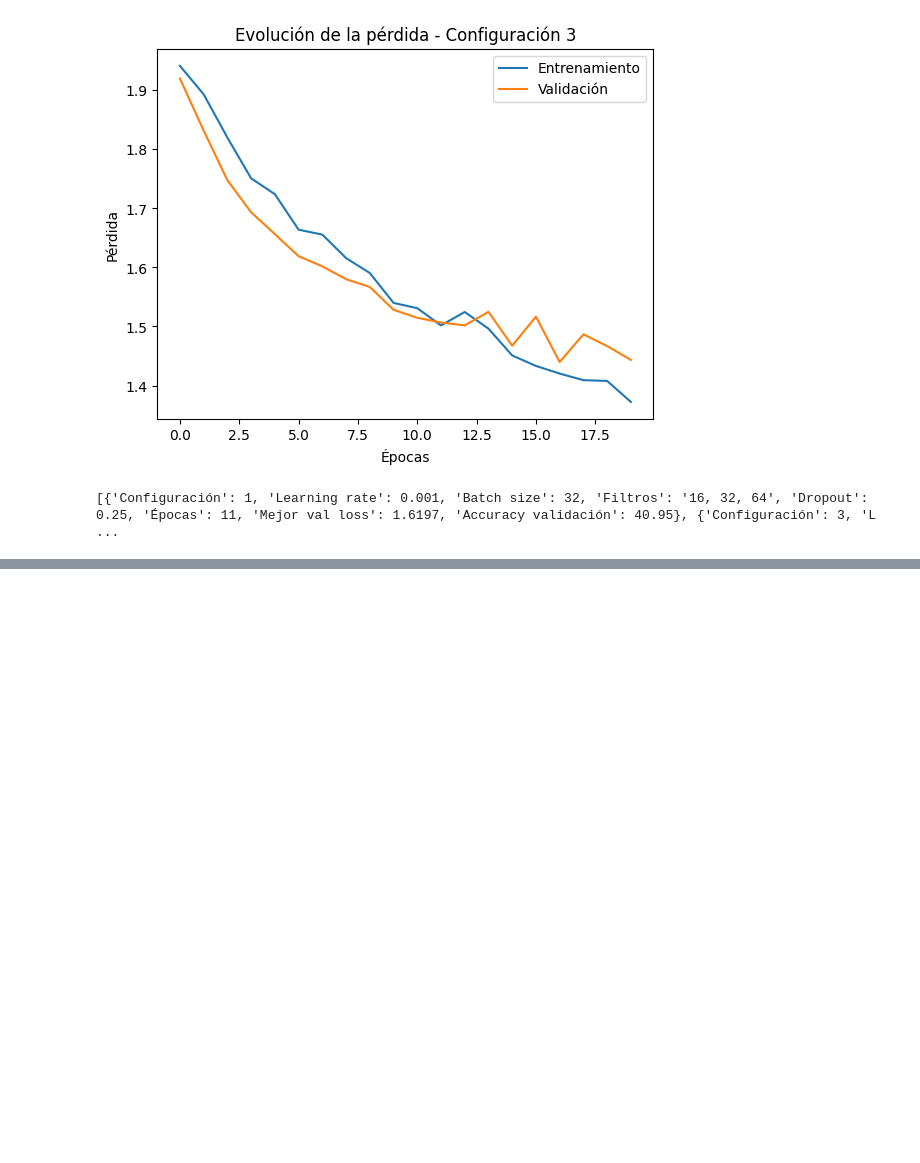
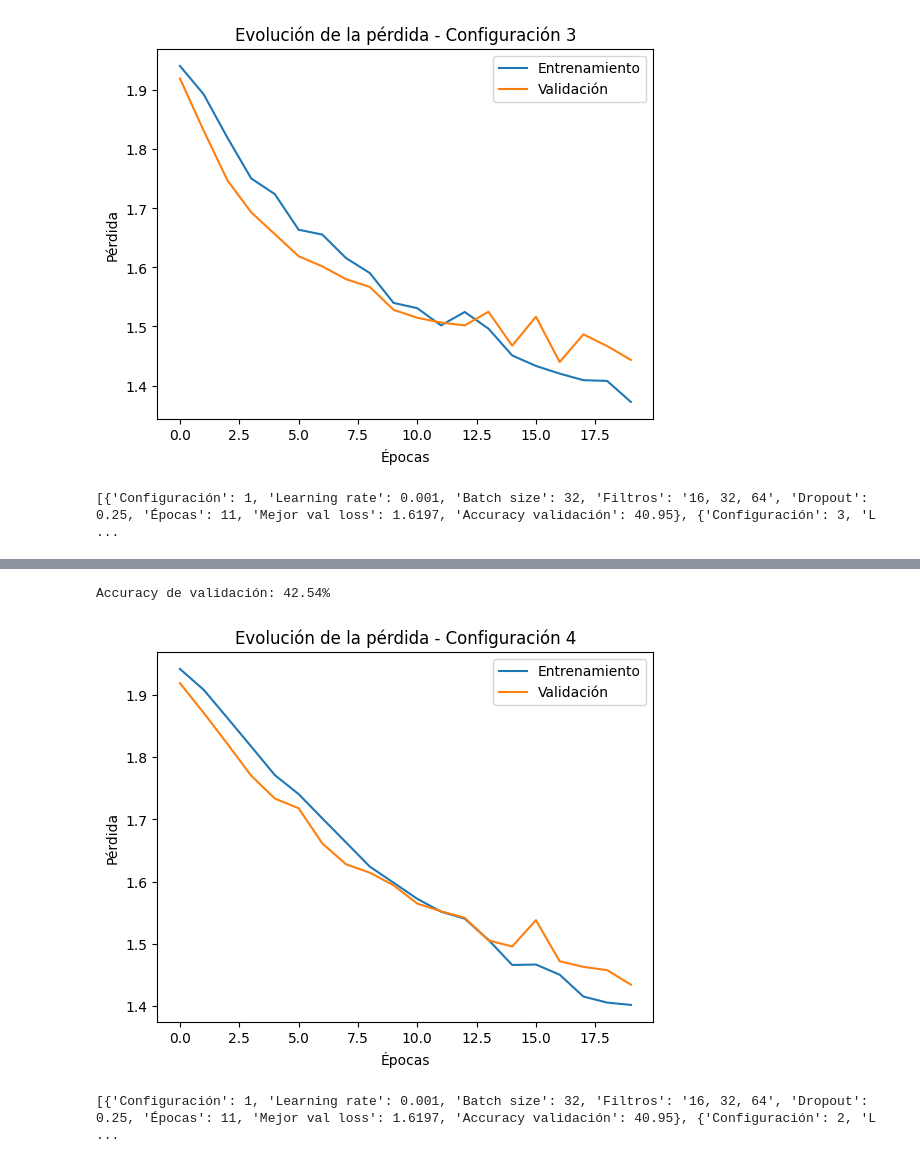
Before and after one commit to PycassoCode/art_styles_classification, a Jupyter notebook: trabajo1_aa2.ipynb, the cells around one changed output, grey strips where cells are left out. Cells and saved outputs as stored; diff of their text form; code cells hidden in the pictures; blank space fills up the shorter version.

Commit message:
feat: completar cinco configuraciones de CNN y comparar resultados

```diff
--- a/trabajo1_aa2.ipynb
+++ b/trabajo1_aa2.ipynb
@@ -580,0 +572,13 @@ print(resultados)
+# %%
+# Configuración 4
+loader = DataLoader(train_dataset, batch_size=64, shuffle=True)
+val_loader = DataLoader(val_dataset, batch_size=64, shuffle=False)
+test_loader = DataLoader(test_dataset, batch_size=64, shuffle=False)
+# %%
+modelo = ConvNet().to(device)
+modelo.dropout1 = nn.Dropout(p=0.5)
+
+criterio = nn.CrossEntropyLoss()
+optimizador = optim.Adam(modelo.parameters(), lr=0.0001)
+
+epocas = 20
@@ -580,0 +663,51 @@ print(resultados)
+# %%
+modelo.eval()
+
+correctas = 0
+total = 0
+
+with torch.no_grad():
+    for images, labels in val_loader:
+        images, labels = images.to(device), labels.to(device)
+
+        outputs = modelo(images)
+        _, predicciones = torch.max(outputs, 1)
+
+        total += labels.size(0)
+        correctas += (predicciones == labels).sum().item()
+
+accuracy = 100 * correctas / total
+
+print(f'Accuracy de validación: {accuracy:.2f}%')
+# %% [output]
+Accuracy de validación: 42.54%
+# %%
+plt.plot(valores_perdida_train, label='Entrenamiento')
+plt.plot(valores_perdida_validacion, label='Validación')
+
+plt.xlabel('Épocas')
+plt.ylabel('Pérdida')
+plt.title('Evolución de la pérdida - Configuración 4')
+plt.legend()
+plt.show()
+# %% [output]
+[figure, added]
+# %%
+nuevo_resultado = {
+    'Configuración': 4,
+    'Learning rate': 0.0001,
+    'Batch size': 64,
+    'Filtros': '16, 32, 64',
+    'Dropout': 0.50,
+    'Épocas': len(valores_perdida_train),
+    'Mejor val loss': round(mejor_perdida, 4),
+    'Accuracy validación': round(accuracy, 2)
+}
+
+resultados = [r for r in resultados if r['Configuración'] != 4]
+resultados.append(nuevo_resultado)
+resultados = sorted(resultados, key=lambda r: r['Configuración'])
+
+print(resultados)
+# %% [output]
+[{'Configuración': 1, 'Learning rate': 0.001, 'Batch size': 32, 'Filtros': '16, 32, 64', 'Dropout': 0.25, 'Épocas': 11, 'Mejor val loss': 1.6197, 'Accuracy validación': 40.95}, {'Configuración': 2, 'L ...
```
Also changed, not shown: parts of 8 cells of this notebook.
